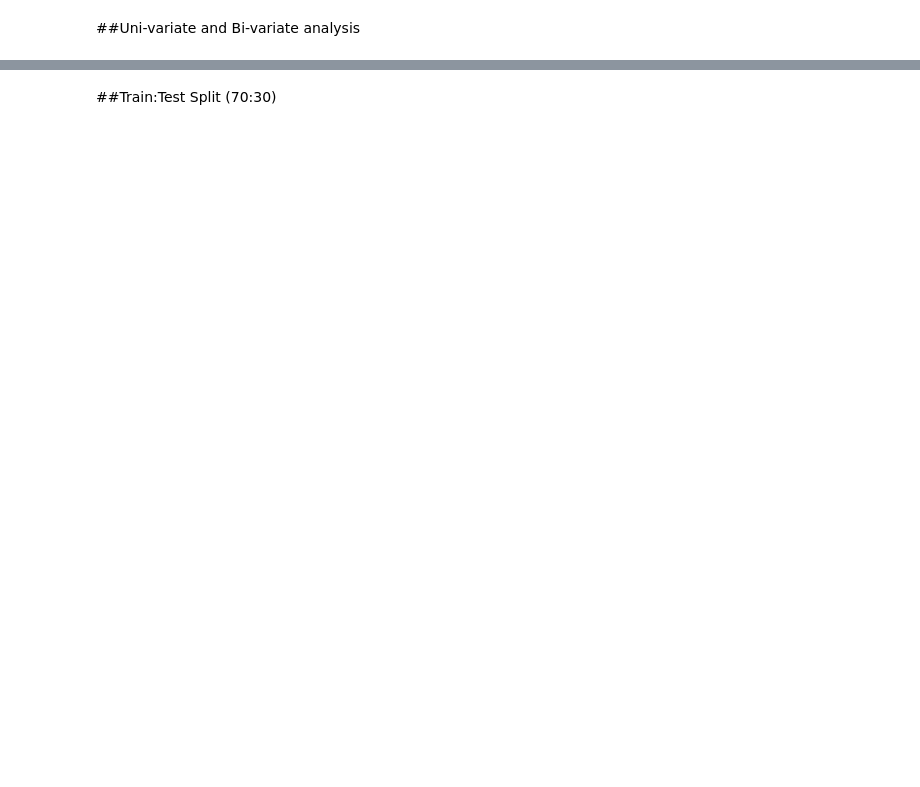
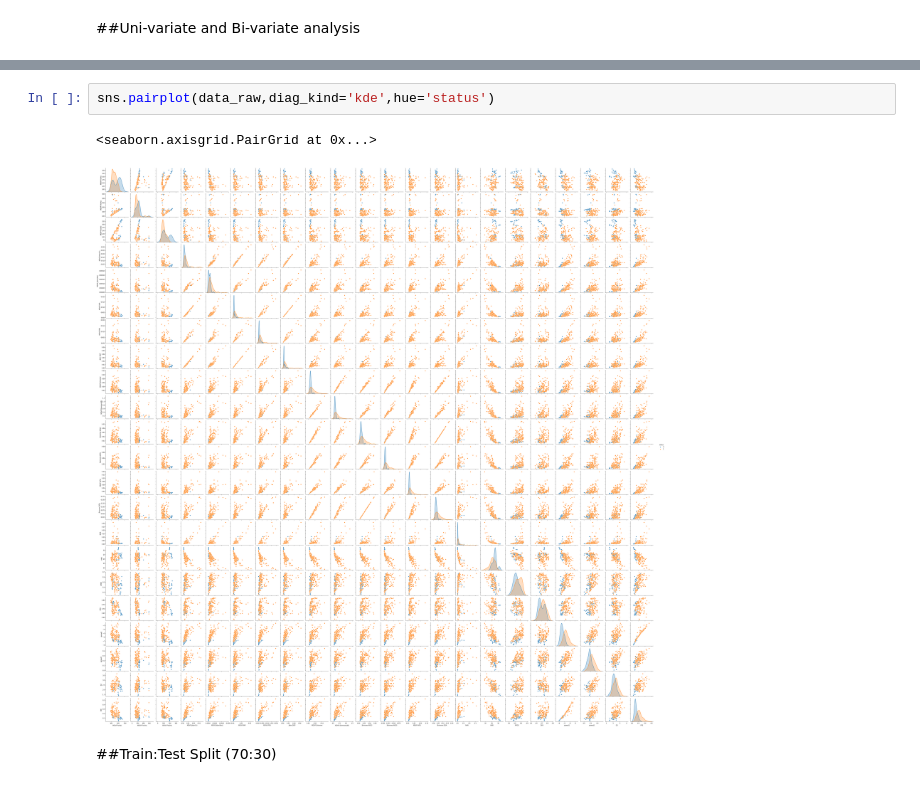
Before and after one commit to GreatLearningAIML1/bangalore-aug19-batch-knightriderX, a Jupyter notebook: Residency4/EnsembleTechinques/EnsembleTechniques_Residency4_Project1_KG.ipynb, the cells around one changed output, grey strips where cells are left out. Cells and saved outputs as stored; diff of their text form; blank space fills up the shorter version.

```diff
--- a/Residency4/EnsembleTechinques/EnsembleTechniques_Residency4_Project1_KG.ipynb
+++ b/Residency4/EnsembleTechinques/EnsembleTechniques_Residency4_Project1_KG.ipynb
@@ -31,2 +301,7 @@ The data consists of those diagnosed with Parkinson Disease and those who do not
+# %%
+sns.pairplot(data_raw,diag_kind='kde',hue='status')
+# %% [output]
+<seaborn.axisgrid.PairGrid at 0x...>
+[figure, added]
 # %% [markdown]
 ##Train:Test Split (70:30)
```
Also changed, not shown: parts of 26 cells of this notebook.
